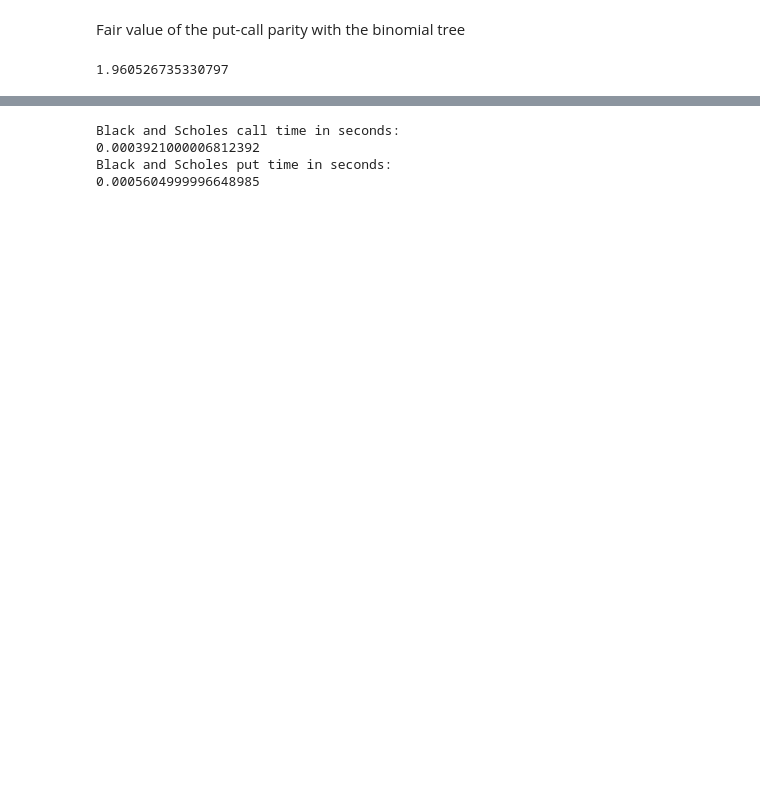
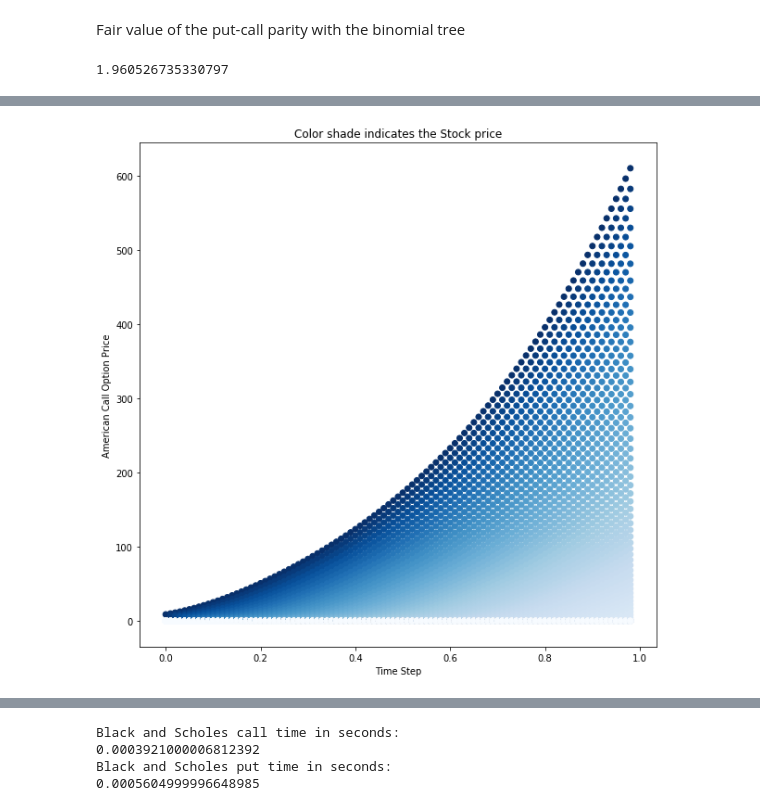
Before and after one commit to jecabcas/library1, a Jupyter notebook: Options_Pricing.ipynb, the cells around one changed output, grey strips where cells are left out. Saved outputs shown, nothing was run; the diff lists cells and outputs as text; code cells hidden in the pictures; blank space fills up the shorter version.

```diff
--- a/Options_Pricing.ipynb
+++ b/Options_Pricing.ipynb
@@ -247,0 +636,4 @@ my_option.european_put_call_parity_bin()
+# %%
+my_option.amer_call_bin_plot(False)
+# %% [output]
+[figure, added]
```
Also changed, not shown: parts of 25 cells of this notebook.
